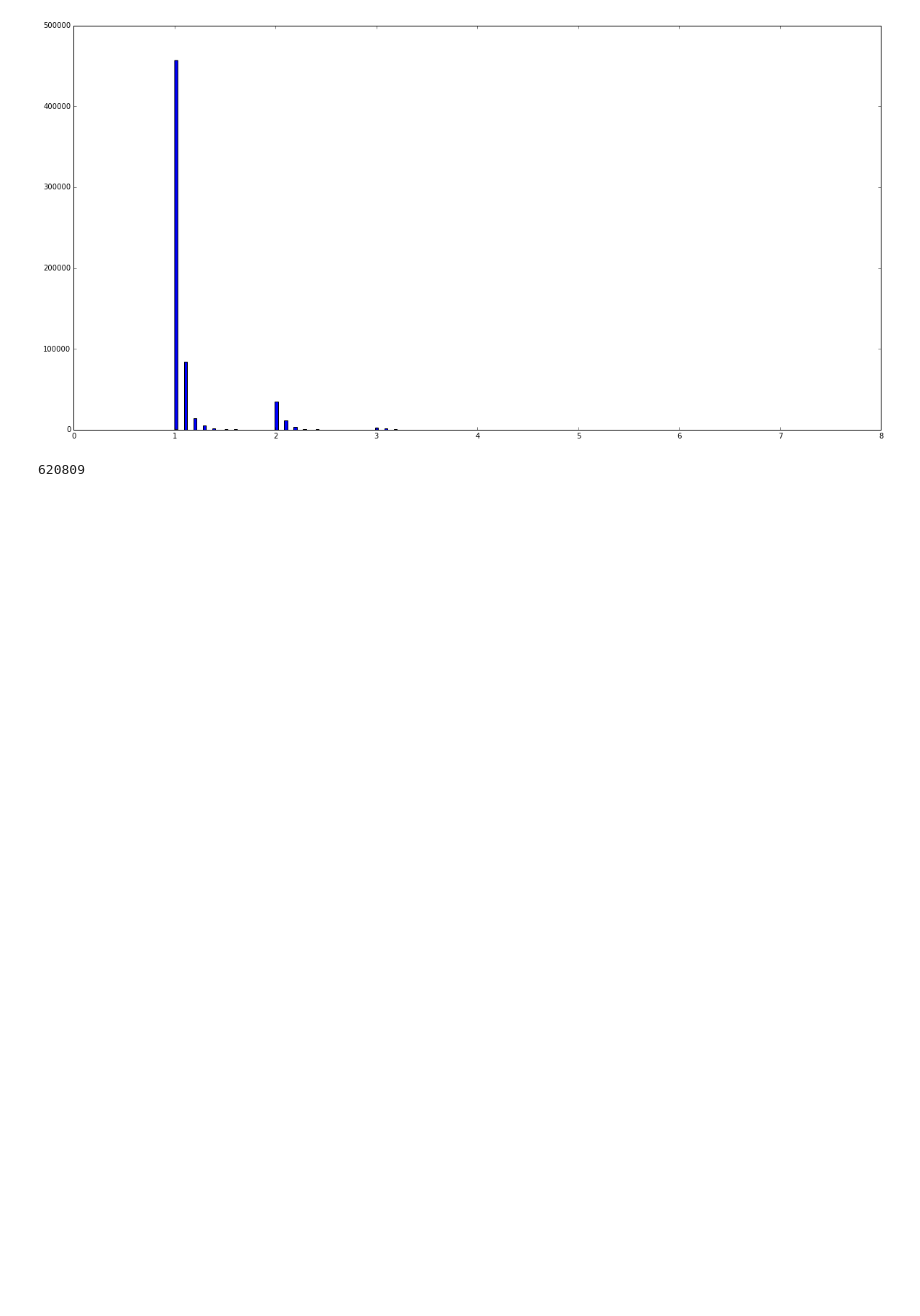
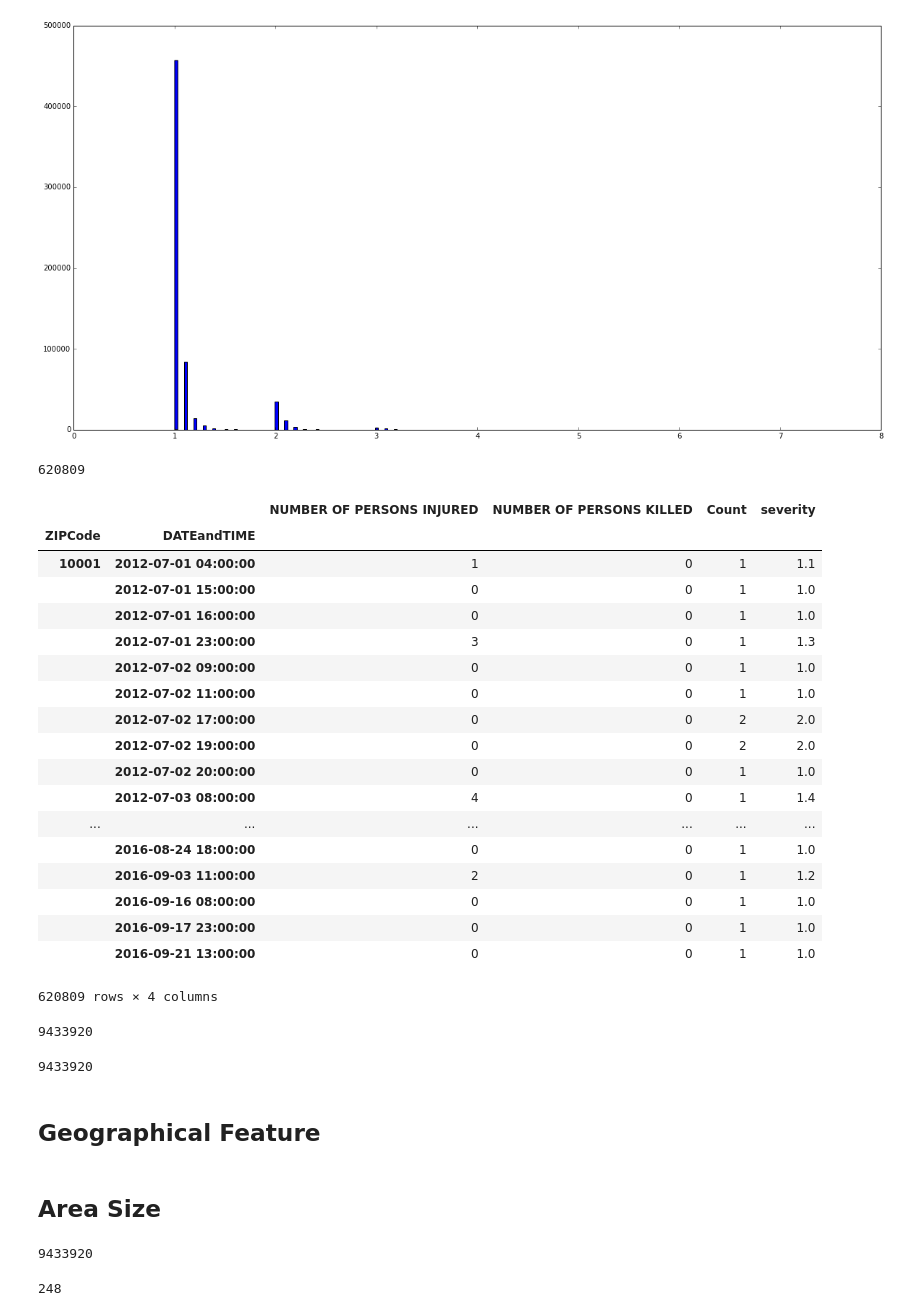
Before and after one commit to wooginawunan/NYCCollisions, a Jupyter notebook: term_project_1001/NYPD Motor Vehicle Collisions-Final Project The perfect 1001 group .ipynb, the cells around one changed output. Cells and saved outputs as stored; diff of their text form; code cells hidden in the pictures; blank space fills up the shorter version.

```diff
--- a/term_project_1001/NYPD Motor Vehicle Collisions-Final Project The perfect 1001 group .ipynb
+++ b/term_project_1001/NYPD Motor Vehicle Collisions-Final Project The perfect 1001 group .ipynb
@@ -198,6 +177,7 @@ Positive instances: $<=683158$
 Target Variable
 ------
 # %%
+collisions=collisions.set_index('DATEandTIME', drop=False)
 collisions[0:10]
 # %% [output]
 |  | ZIPCode | NUMBER OF PERSONS INJURED | NUMBER OF PERSONS KILLED | DATEandTIME |
@@ -260,6 +241,33 @@ plt.hist(Weighted_severity,bins=200)
 len(Grouped_collision)
 # %% [output]
 620809
+# %%
+Grouped_collision
+# %% [output]
+|  |  | NUMBER OF PERSONS INJURED | NUMBER OF PERSONS KILLED | Count | severity |
+| ZIPCode | DATEandTIME |  |  |  |  |
+| 10001 | 2012-07-01 04:00:00 | 1 | 0 | 1 | 1.1 |
+|  | 2012-07-01 15:00:00 | 0 | 0 | 1 | 1.0 |
+|  | 2012-07-01 16:00:00 | 0 | 0 | 1 | 1.0 |
+|  | 2012-07-01 23:00:00 | 3 | 0 | 1 | 1.3 |
+|  | 2012-07-02 09:00:00 | 0 | 0 | 1 | 1.0 |
+|  | 2012-07-02 11:00:00 | 0 | 0 | 1 | 1.0 |
+|  | 2012-07-02 17:00:00 | 0 | 0 | 2 | 2.0 |
+|  | 2012-07-02 19:00:00 | 0 | 0 | 2 | 2.0 |
+|  | 2012-07-02 20:00:00 | 0 | 0 | 1 | 1.0 |
+|  | 2012-07-03 08:00:00 | 4 | 0 | 1 | 1.4 |
+| ... | ... | ... | ... | ... | ... |
+|  | 2016-08-24 18:00:00 | 0 | 0 | 1 | 1.0 |
+|  | 2016-09-03 11:00:00 | 2 | 0 | 1 | 1.2 |
+|  | 2016-09-16 08:00:00 | 0 | 0 | 1 | 1.0 |
+|  | 2016-09-17 23:00:00 | 0 | 0 | 1 | 1.0 |
+|  | 2016-09-21 13:00:00 | 0 | 0 | 1 | 1.0 |
+620809 rows × 4 columns
 # %%
+print(len(data))
 data = pd.concat([data, Grouped_collision], axis=1)
 data=data.replace({None: 0})
+len(data)
+# %% [output]
+9433920
+9433920
@@ -265,0 +276,17 @@ data=data.replace({None: 0})
+# %% [markdown]
+Geographical Feature
+------
+# %% [markdown]
+## Area Size
+# %%
+ZIP_Code_NYC.rename(columns={'zipcode': 'ZIPCode'}, inplace=True)
+ZIP_Code_NYC=ZIP_Code_NYC.set_index('ZIPCode', drop=False)
+AreaSize=np.repeat(ZIP_Code_NYC['AreaSize'],len(DATEandTIME))
+print(len(AreaSize))
+AreaSize=list(AreaSize)
+data['AreaSize']=AreaSize
+len(data)
+len(ZIP_Code_NYC['AreaSize'])
+# %% [output]
+9433920
+248
```
Also changed, not shown: parts of 13 cells of this notebook, 3 other files.
